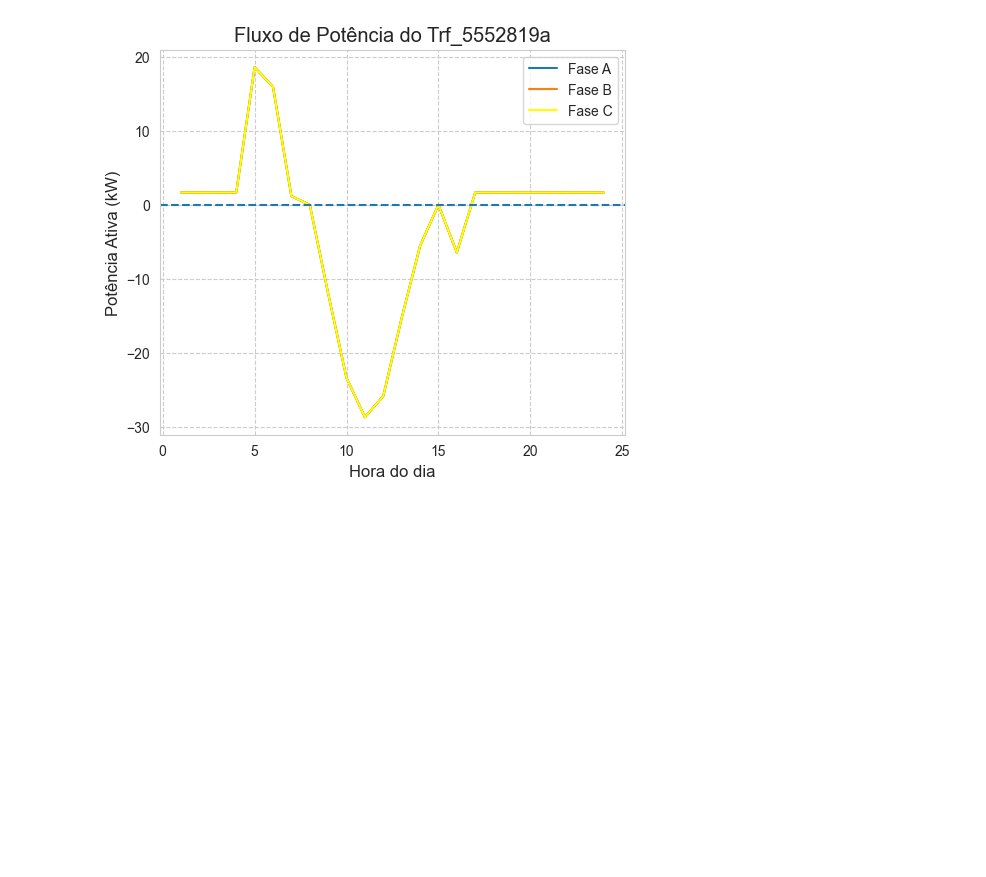
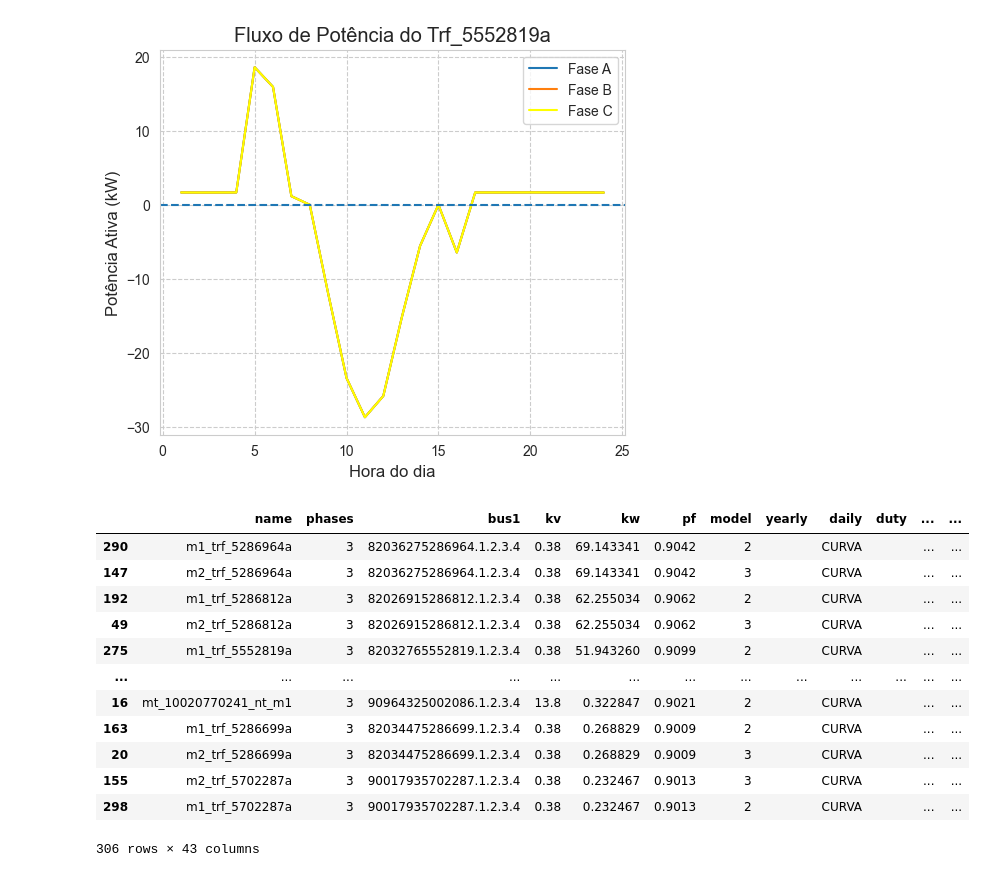
Before and after one commit to Ivanictor/Optimizer-OpenDSS, a Jupyter notebook: optimal_case.ipynb, the cells around one changed output. Cells and saved outputs as stored; diff of their text form; code cells hidden in the pictures; blank space fills up the shorter version.

```diff
--- a/optimal_case.ipynb
+++ b/optimal_case.ipynb
@@ -226,3 +262,24 @@ plt.show()
 [figure]
 [figure]
 [figure]
+# %%
+loads_df = dss_tools.model.loads_df
+
+loads_df["kw"] = pd.to_numeric(loads_df["kw"], errors="coerce")
+loads_df = loads_df.sort_values(by='kw', ascending=False)
+
+display(loads_df)
+# %% [output]
+|  | name | phases | bus1 | kv | kw | pf | model | yearly | daily | duty | ... | ... |
+| 290 | m1_trf_5286964a | 3 | 82036275286964.1.2.3.4 | 0.38 | 69.143341 | 0.9042 | 2 |  | CURVA |  | ... | ... |
+| 147 | m2_trf_5286964a | 3 | 82036275286964.1.2.3.4 | 0.38 | 69.143341 | 0.9042 | 3 |  | CURVA |  | ... | ... |
+| 192 | m1_trf_5286812a | 3 | 82026915286812.1.2.3.4 | 0.38 | 62.255034 | 0.9062 | 2 |  | CURVA |  | ... | ... |
+| 49 | m2_trf_5286812a | 3 | 82026915286812.1.2.3.4 | 0.38 | 62.255034 | 0.9062 | 3 |  | CURVA |  | ... | ... |
+| 275 | m1_trf_5552819a | 3 | 82032765552819.1.2.3.4 | 0.38 | 51.943260 | 0.9099 | 2 |  | CURVA |  | ... | ... |
+| ... | ... | ... | ... | ... | ... | ... | ... | ... | ... | ... | ... | ... |
+| 16 | mt_10020770241_nt_m1 | 3 | 90964325002086.1.2.3.4 | 13.8 | 0.322847 | 0.9021 | 2 |  | CURVA |  | ... | ... |
+| 163 | m1_trf_5286699a | 3 | 82034475286699.1.2.3.4 | 0.38 | 0.268829 | 0.9009 | 2 |  | CURVA |  | ... | ... |
+| 20 | m2_trf_5286699a | 3 | 82034475286699.1.2.3.4 | 0.38 | 0.268829 | 0.9009 | 3 |  | CURVA |  | ... | ... |
+| 155 | m2_trf_5702287a | 3 | 90017935702287.1.2.3.4 | 0.38 | 0.232467 | 0.9013 | 3 |  | CURVA |  | ... | ... |
+| 298 | m1_trf_5702287a | 3 | 90017935702287.1.2.3.4 | 0.38 | 0.232467 | 0.9013 | 2 |  | CURVA |  | ... | ... |
+306 rows × 43 columns
```
Also changed, not shown: parts of 4 cells of this notebook.
